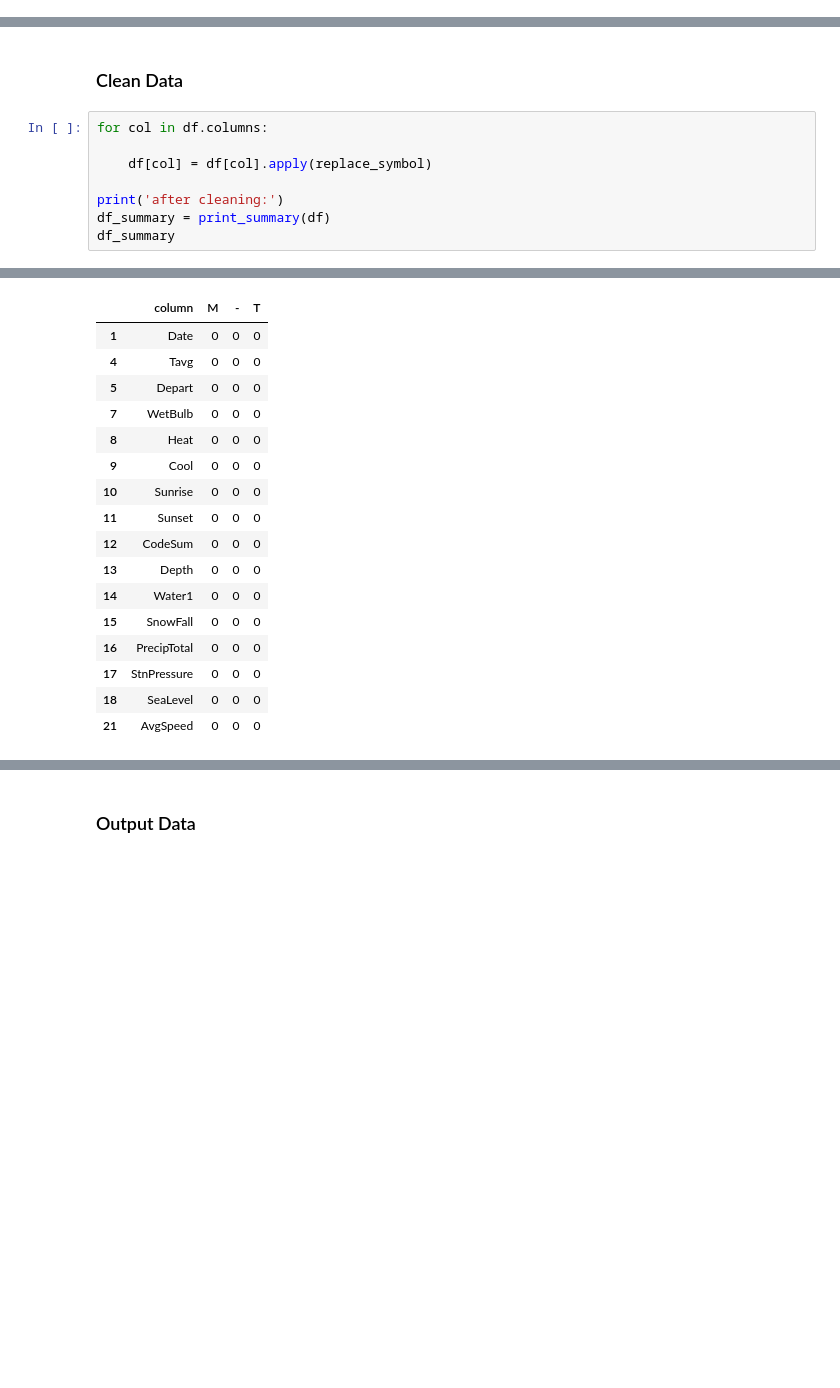
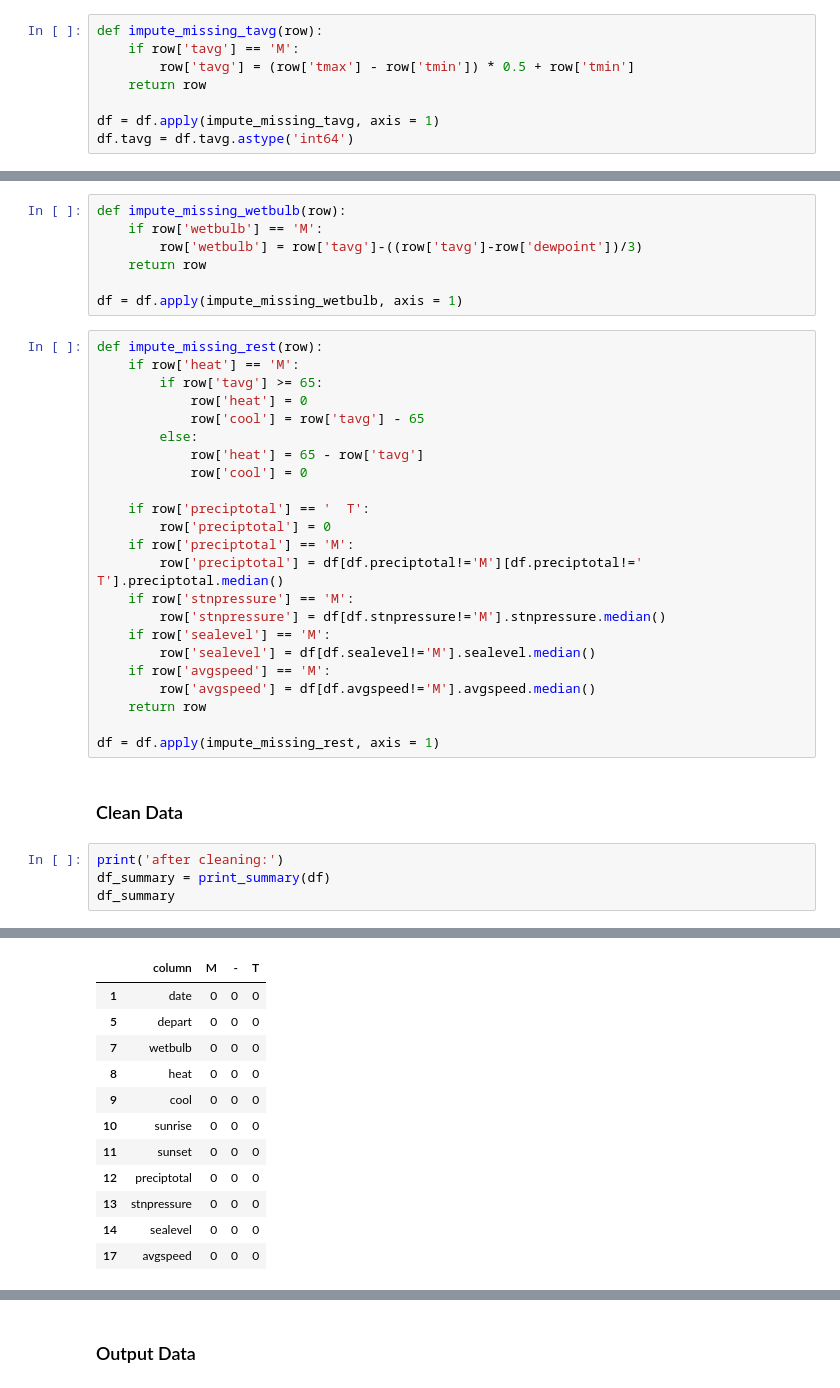
Before and after one commit to cheekeet86/project_4, a Jupyter notebook: code/1_clean_weather.ipynb, the cells around one changed output, grey strips where cells are left out. Drawn from its saved outputs; the diff is of its cells as text; blank space fills up the shorter version.

```diff
--- a/code/1_clean_weather.ipynb
+++ b/code/1_clean_weather.ipynb
@@ -261,0 +291,8 @@ before cleaning:
+# %%
+def impute_missing_tavg(row):
+    if row['tavg'] == 'M':
+        row['tavg'] = (row['tmax'] - row['tmin']) * 0.5 + row['tmin']
+    return row
+
+df = df.apply(impute_missing_tavg, axis = 1)
+df.tavg = df.tavg.astype('int64')
@@ -262,29 +303,50 @@ before cleaning:
+# %%
+def impute_missing_wetbulb(row):
+    if row['wetbulb'] == 'M':
+        row['wetbulb'] = row['tavg']-((row['tavg']-row['dewpoint'])/3)
+    return row
+
+df = df.apply(impute_missing_wetbulb, axis = 1)
+# %%
+def impute_missing_rest(row):
+    if row['heat'] == 'M':
+        if row['tavg'] >= 65:
+            row['heat'] = 0
+            row['cool'] = row['tavg'] - 65
+        else:
+            row['heat'] = 65 - row['tavg']
+            row['cool'] = 0
+
+    if row['preciptotal'] == '  T':
+        row['preciptotal'] = 0
+    if row['preciptotal'] == 'M':
+        row['preciptotal'] = df[df.preciptotal!='M'][df.preciptotal!='  T'].preciptotal.median()
+    if row['stnpressure'] == 'M':
+        row['stnpressure'] = df[df.stnpressure!='M'].stnpressure.median()
+    if row['sealevel'] == 'M':
+        row['sealevel'] = df[df.sealevel!='M'].sealevel.median()
+    if row['avgspeed'] == 'M':
+        row['avgspeed'] = df[df.avgspeed!='M'].avgspeed.median()
+    return row
+
+df = df.apply(impute_missing_rest, axis = 1)
 # %% [markdown]
 ### Clean Data
 # %%
-for col in df.columns:
-
-    df[col] = df[col].apply(replace_symbol)
-
 print('after cleaning:')
 df_summary = print_summary(df)
 df_summary
 # %% [output]
 after cleaning:
 |  | column | M | - | T |
-| 1 | Date | 0 | 0 | 0 |
-| 4 | Tavg | 0 | 0 | 0 |
-| 5 | Depart | 0 | 0 | 0 |
-| 7 | WetBulb | 0 | 0 | 0 |
-| 8 | Heat | 0 | 0 | 0 |
-| 9 | Cool | 0 | 0 | 0 |
-| 10 | Sunrise | 0 | 0 | 0 |
-| 11 | Sunset | 0 | 0 | 0 |
-| 12 | CodeSum | 0 | 0 | 0 |
-| 13 | Depth | 0 | 0 | 0 |
-| 14 | Water1 | 0 | 0 | 0 |
-| 15 | SnowFall | 0 | 0 | 0 |
-| 16 | PrecipTotal | 0 | 0 | 0 |
-| 17 | StnPressure | 0 | 0 | 0 |
-| 18 | SeaLevel | 0 | 0 | 0 |
-| 21 | AvgSpeed | 0 | 0 | 0 |
+| 1 | date | 0 | 0 | 0 |
+| 5 | depart | 0 | 0 | 0 |
+| 7 | wetbulb | 0 | 0 | 0 |
+| 8 | heat | 0 | 0 | 0 |
+| 9 | cool | 0 | 0 | 0 |
+| 10 | sunrise | 0 | 0 | 0 |
+| 11 | sunset | 0 | 0 | 0 |
+| 12 | preciptotal | 0 | 0 | 0 |
+| 13 | stnpressure | 0 | 0 | 0 |
+| 14 | sealevel | 0 | 0 | 0 |
+| 17 | avgspeed | 0 | 0 | 0 |
```
Also changed, not shown: parts of 22 cells of this notebook.
